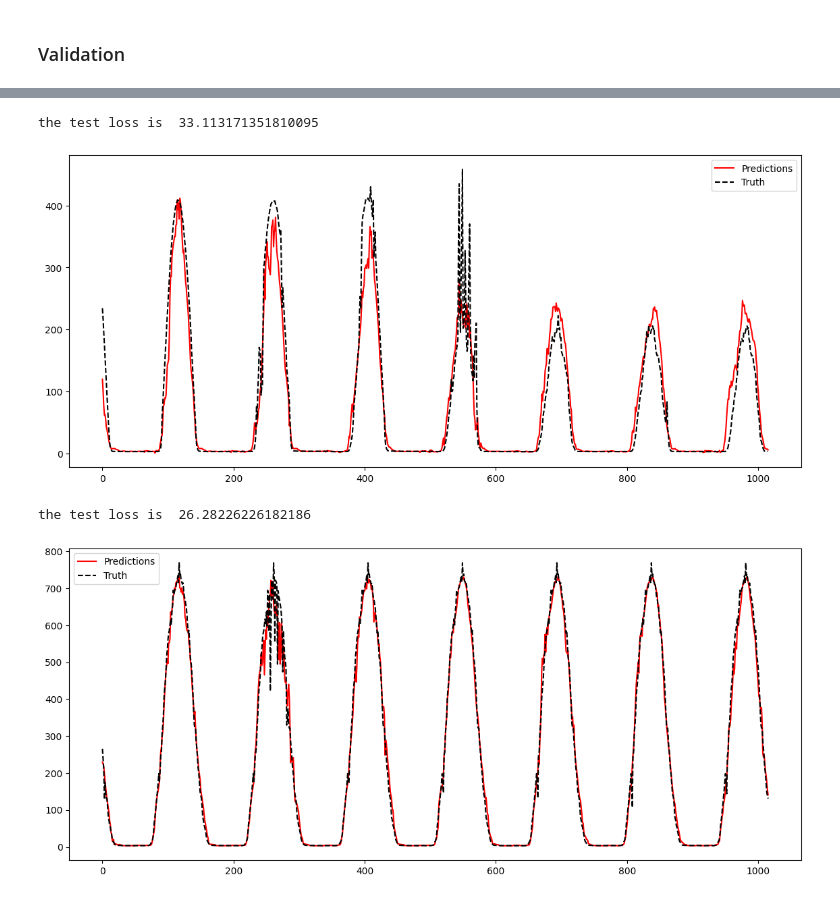
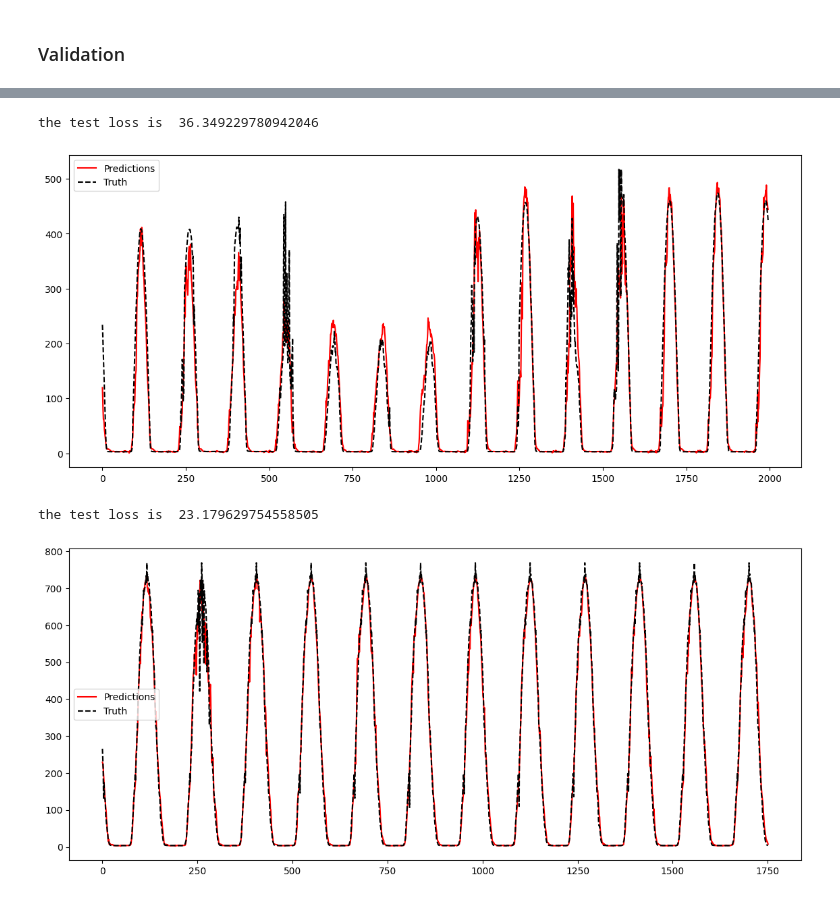
Before and after one commit to CS-433/ml-project-2-lapd, a Jupyter notebook: model C/model_C.ipynb, the cells around one changed output, grey strips where cells are left out. Cells and saved outputs as stored; diff of their text form; code cells hidden in the pictures.

Commit message:
cleaned model C

```diff
--- a/model C/model_C.ipynb
+++ b/model C/model_C.ipynb
@@ -310,14 +298,22 @@ class SequentialBatchSampler2:
         self.validation = validation
 
     def __iter__(self):
-      i = 0
+      # Create a list of indices to shuffle
       indices = np.arange(len(self.data_source)-self.L)+self.L
+
+      # For validation we do not want to shuffle
       if not self.validation:
         np.random.shuffle(indices)
+
+      # Creation of the batch
       batch = []
       for idx in indices:
+
+        # Create the sample of size with the L previous elements
         sample = self.data_source[idx-self.L:idx]
         batch.append(sample)
+
+        # Return the batch once it is complete
         if len(batch) == self.batch_size:
           yield batch
           batch = []
@@ -719,0 +713,5 @@ Test set: Average loss: 36.3492
+# %%
+model_filename = 'model_C.pt'
+model = Net2(dropout = 0.1)
+model.to(device)
+model.load_state_dict(torch.load(os.path.join(path, model_filename),map_location=torch.device(device)))
@@ -720,11 +723,17 @@ Test set: Average loss: 36.3492
 # %%
-#model.load_state_dict(best_model_state)
-test_loader = DataLoader(validation_set1, batch_sampler=SequentialBatchSampler2(np.arange(len(validation_set3)),L=4,batch_size=8,validation=True))
+#====== Validation Set 1 ======
 
-criterion = F.mse_loss #criterion for the training
+# Creation of the Dataloader
+test_loader = DataLoader(validation_set1, batch_sampler=SequentialBatchSampler2(np.arange(len(validation_set1)),L=4,batch_size=1,validation=True))
+
+# Criterion used for training
+criterion = F.mse_loss
+
 pred1 = []
 truth = []
 test_loss = []
+
+#==== Validation =====
 
 model.eval()
 for data in test_loader:
@@ -732,77 +741,85 @@ for data in test_loader:
   target = data.pop()
   output = model(*data)
 
-  pred1.extend(output.tolist())
-  truth.extend(target[...,-1].tolist())
+  pred1.append(output.item())
+  truth.append(target[...,-1].item())
   test_loss.append(criterion(output, target[...,-1]).item())
 
 Loss = np.sqrt(np.mean(test_loss))
+print("the test loss is ",Loss)
 
-print("the test loss is ",Loss)
-#### a plot to visualize our predictions vs the true vlaues
+#====== Plot ======
 plt.figure(figsize=(14,6))
 plt.plot(pred1, 'r', label = "Predictions")
 plt.plot(truth, '--k',label = 'Truth')
 plt.legend(loc = 'best')
 plt.show()
 
-#model.load_state_dict(best_model_state)
-test_loader = DataLoader(validation_set2, batch_sampler=SequentialBatchSampler2(np.arange(len(validation_set3)),L=4,batch_size=8,validation=True))
+#====== Validation Set 2 ======
+# Creation of the Dataloader
+test_loader = DataLoader(validation_set2, batch_sampler=SequentialBatchSampler2(np.arange(len(validation_set2)),L=4,batch_size=1,validation=True))
 
-criterion = F.mse_loss #criterion for the training
+# Criterion used for training
+criterion = F.mse_loss
+
 pred2 = []
 truth = []
 test_loss = []
 
+#==== Validation =====
 model.eval()
 for data in test_loader:
   data = list(feature.to(device) for feature in data)
   target = data.pop()
   output = model(*data)
 
-  pred2.extend(output.tolist())
-  truth.extend(target[...,-1].tolist())
+  pred2.append(output.item())
+  truth.append(target[...,-1].item())
   test_loss.append(criterion(output, target[...,-1]).item())
 
 Loss = np.sqrt(np.mean(test_loss))
+print("the test loss is ",Loss)
 
-print("the test loss is ",Loss)
-#### a plot to visualize our predictions vs the true vlaues
+#====== Plot ======
 plt.figure(figsize=(14,6))
 plt.plot(pred2, 'r', label = "Predictions")
 plt.plot(truth, '--k',label = 'Truth')
 plt.legend(loc = 'best')
 plt.show()
 
-#model.load_state_dict(best_model_state)
-test_loader = DataLoader(validation_set3, batch_sampler=SequentialBatchSampler2(np.arange(len(validation_set3)),L=4,batch_size=8,validation=True))
 
-criterion = F.mse_loss #criterion for the training
+#====== Validation Set 3 ======
+# Creation of the Dataloader
+test_loader = DataLoader(validation_set3, batch_sampler=SequentialBatchSampler2(np.arange(len(validation_set3)),L=4,batch_size=1,validation=True))
+
+# Criterion used for training
+criterion = F.mse_loss
 pred3 = []
 truth = []
 test_loss = []
 
+#==== Validation =====
 model.eval()
 for data in test_loader:
   data = list(feature.to(device) for feature in data)
   target = data.pop()
   output = model(*data)
 
-  pred3.extend(output.tolist())
-  truth.extend(target[...,-1].tolist())
+  pred3.append(output.item())
+  truth.append(target[...,-1].item())
   test_loss.append(criterion(output, target[...,-1]).item())
 
 Loss = np.sqrt(np.mean(test_loss))
+print("the test loss is ",Loss)
 
-print("the test loss is ",Loss)
-#### a plot to visualize our predictions vs the true vlaues
+#====== Plot ======
 plt.figure(figsize=(14,6))
 plt.plot(pred3, 'r', label = "Predictions")
 plt.plot(truth, '--k',label = 'Truth')
 plt.legend(loc = 'best')
 plt.show()
 # %% [output]
-the test loss is  33.113171351810095
+the test loss is  36.349229780942046
-[figure, old version]
+[figure, new version]
-the test loss is  26.28226226182186
+the test loss is  23.179629754558505
-[figure, old version]
+[figure, new version]
```
Also changed, not shown: parts of 35 cells of this notebook.
